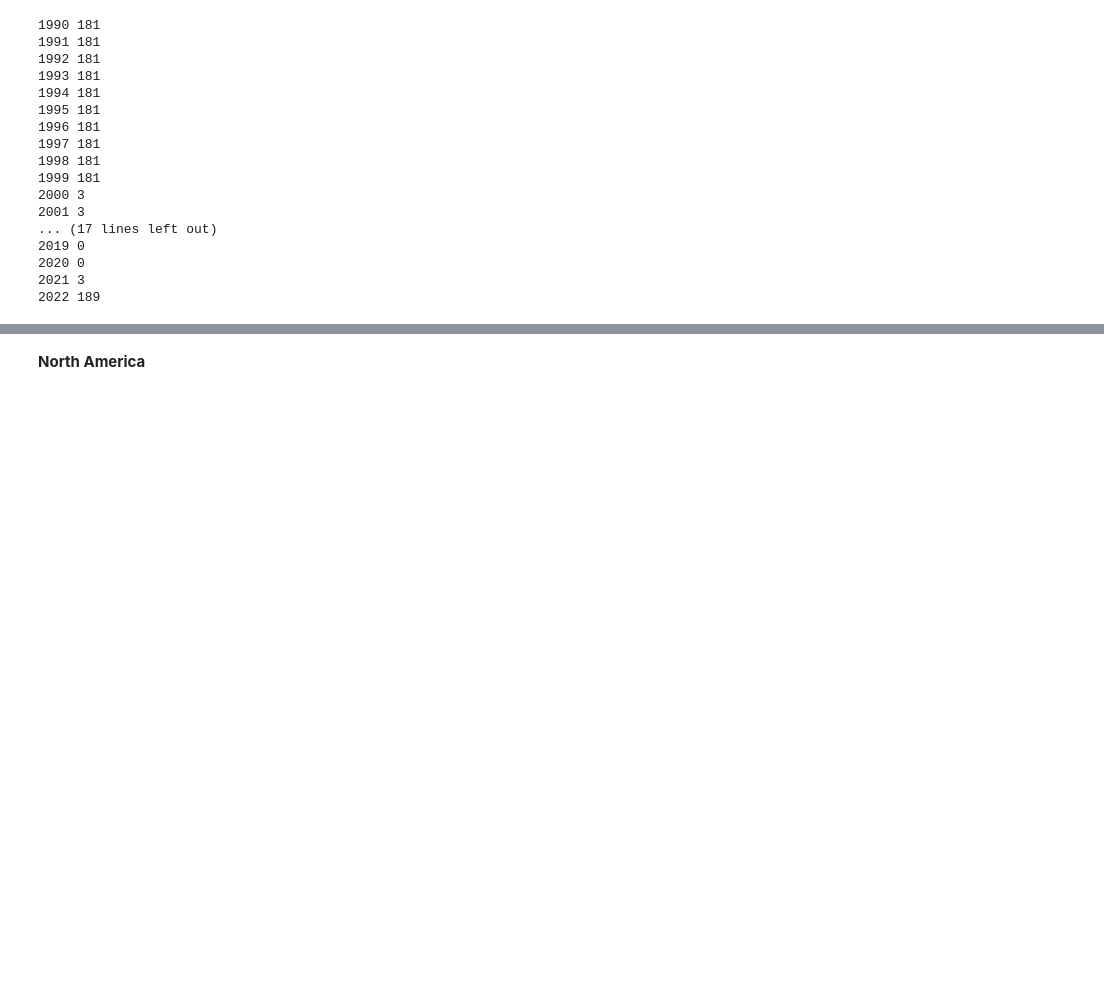
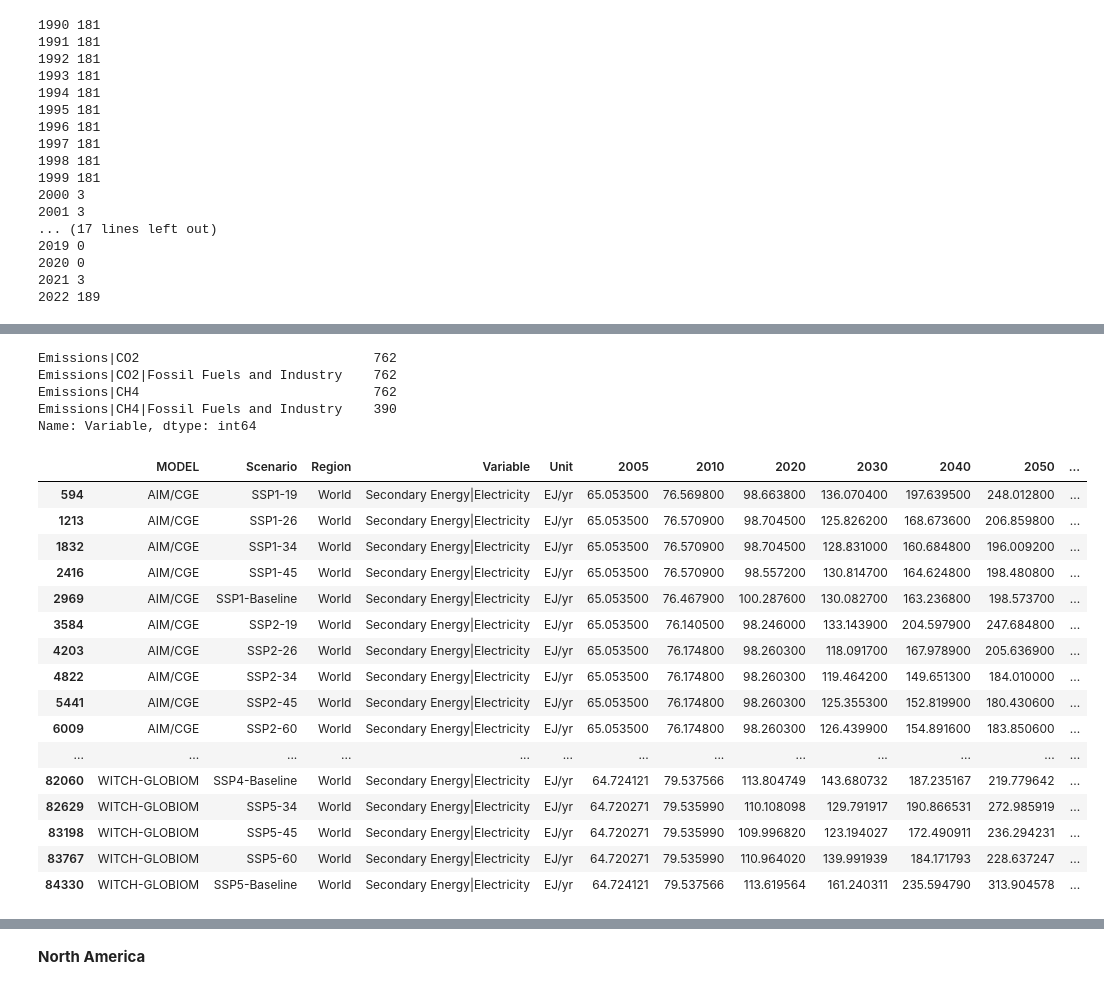
Before and after one commit to FunkyTable/Energy_Production_Time_Series_Projection, a Jupyter notebook: student.ipynb, the cells around one changed output, grey strips where cells are left out. Drawn from its saved outputs; the diff is of its cells as text; code cells hidden in the pictures; blank space fills up the shorter version.

```diff
--- a/student.ipynb
+++ b/student.ipynb
@@ -1398,0 +1139,20 @@ df_mod_emissions = df_mod_emissions_raw.copy()
+# %%
+pd.set_option("display.max_rows", 800)
+
+df_ssp_proj = df_ssp_proj_raw.copy()
+
+# The MODEL column is perfectly matched by the SSP. It represents differe
+# teams creating the model for different SSP scenarios. It's not needed.
+
+#df_ssp_proj.drop(columns = 'MODEL', inplace = True)
+
+renaming = {'MODEL' : 'Model',
+            'SCENARIO' : 'Scenario',
+            'REGION' : 'Region',
+            'VARIABLE' : 'Variable',
+            'UNIT' : 'Unit'}
+
+df_ssp_proj.rename(columns = renaming, inplace = True)
+
+# I want to see what data is available in the Variables category
+df_ssp_proj['Variable'].unique()
@@ -1398,0 +1187,14 @@ df_mod_emissions = df_mod_emissions_raw.copy()
+# %%
+# Function to make creating dataframes with only specific values out of
+# df_ssp_proj simple.
+def ssp_trim(col, vals, beginning = False):
+    temp_idx = []
+    for idx in df_ssp_proj.index:
+        for val in vals:
+            if beginning == True:
+                if df_ssp_proj.loc[idx,col][0:len(val)] == val:
+                    temp_idx.append(idx)
+            else:
+                if df_ssp_proj.loc[idx,col] == val:
+                    temp_idx.append(idx)
+    return df_ssp_proj.loc[temp_idx]
@@ -1398,0 +1274,4 @@ df_mod_emissions = df_mod_emissions_raw.copy()
+# %%
+df_ssp_proj_se = ssp_trim('Variable', ['Secondary Energy|Electricity'],
+                          beginning = True)
+df_ssp_proj_se['Variable'].value_counts()
@@ -1398,0 +1297,34 @@ df_mod_emissions = df_mod_emissions_raw.copy()
+# %%
+var_lst = ['Emissions|CO2', 'Emissions|CH4',
+           'Emissions|CO2|Fossil Fuels and Industry',
+           'Emissions|CH4|Fossil Fuels and Industry']
+
+df_ssp_proj_em = ssp_trim('Variable', var_lst)
+df_ssp_proj_em['Variable'].value_counts()
+# %% [output]
+Emissions|CO2                              762
+Emissions|CO2|Fossil Fuels and Industry    762
+Emissions|CH4                              762
+Emissions|CH4|Fossil Fuels and Industry    390
+Name: Variable, dtype: int64
+# %%
+df_ssp_proj_se.loc[(df_ssp_proj_se['Variable'] == 'Secondary Energy|Electricity') &
+                   (df_ssp_proj_se['Region'] == 'World')]
+# %% [output]
+|  | MODEL | Scenario | Region | Variable | Unit | 2005 | 2010 | 2020 | 2030 | 2040 | 2050 | ... |
+| 594 | AIM/CGE | SSP1-19 | World | Secondary Energy|Electricity | EJ/yr | 65.053500 | 76.569800 | 98.663800 | 136.070400 | 197.639500 | 248.012800 | ... |
+| 1213 | AIM/CGE | SSP1-26 | World | Secondary Energy|Electricity | EJ/yr | 65.053500 | 76.570900 | 98.704500 | 125.826200 | 168.673600 | 206.859800 | ... |
+| 1832 | AIM/CGE | SSP1-34 | World | Secondary Energy|Electricity | EJ/yr | 65.053500 | 76.570900 | 98.704500 | 128.831000 | 160.684800 | 196.009200 | ... |
+| 2416 | AIM/CGE | SSP1-45 | World | Secondary Energy|Electricity | EJ/yr | 65.053500 | 76.570900 | 98.557200 | 130.814700 | 164.624800 | 198.480800 | ... |
+| 2969 | AIM/CGE | SSP1-Baseline | World | Secondary Energy|Electricity | EJ/yr | 65.053500 | 76.467900 | 100.287600 | 130.082700 | 163.236800 | 198.573700 | ... |
+| 3584 | AIM/CGE | SSP2-19 | World | Secondary Energy|Electricity | EJ/yr | 65.053500 | 76.140500 | 98.246000 | 133.143900 | 204.597900 | 247.684800 | ... |
+| 4203 | AIM/CGE | SSP2-26 | World | Secondary Energy|Electricity | EJ/yr | 65.053500 | 76.174800 | 98.260300 | 118.091700 | 167.978900 | 205.636900 | ... |
+| 4822 | AIM/CGE | SSP2-34 | World | Secondary Energy|Electricity | EJ/yr | 65.053500 | 76.174800 | 98.260300 | 119.464200 | 149.651300 | 184.010000 | ... |
+| 5441 | AIM/CGE | SSP2-45 | World | Secondary Energy|Electricity | EJ/yr | 65.053500 | 76.174800 | 98.260300 | 125.355300 | 152.819900 | 180.430600 | ... |
+| 6009 | AIM/CGE | SSP2-60 | World | Secondary Energy|Electricity | EJ/yr | 65.053500 | 76.174800 | 98.260300 | 126.439900 | 154.891600 | 183.850600 | ... |
+| ... | ... | ... | ... | ... | ... | ... | ... | ... | ... | ... | ... | ... |
+| 82060 | WITCH-GLOBIOM | SSP4-Baseline | World | Secondary Energy|Electricity | EJ/yr | 64.724121 | 79.537566 | 113.804749 | 143.680732 | 187.235167 | 219.779642 | ... |
+| 82629 | WITCH-GLOBIOM | SSP5-34 | World | Secondary Energy|Electricity | EJ/yr | 64.720271 | 79.535990 | 110.108098 | 129.791917 | 190.866531 | 272.985919 | ... |
+| 83198 | WITCH-GLOBIOM | SSP5-45 | World | Secondary Energy|Electricity | EJ/yr | 64.720271 | 79.535990 | 109.996820 | 123.194027 | 172.490911 | 236.294231 | ... |
+| 83767 | WITCH-GLOBIOM | SSP5-60 | World | Secondary Energy|Electricity | EJ/yr | 64.720271 | 79.535990 | 110.964020 | 139.991939 | 184.171793 | 228.637247 | ... |
+| 84330 | WITCH-GLOBIOM | SSP5-Baseline | World | Secondary Energy|Electricity | EJ/yr | 64.724121 | 79.537566 | 113.619564 | 161.240311 | 235.594790 | 313.904578 | ... |
```
Also changed, not shown: parts of 72 cells of this notebook, 1 other file.
